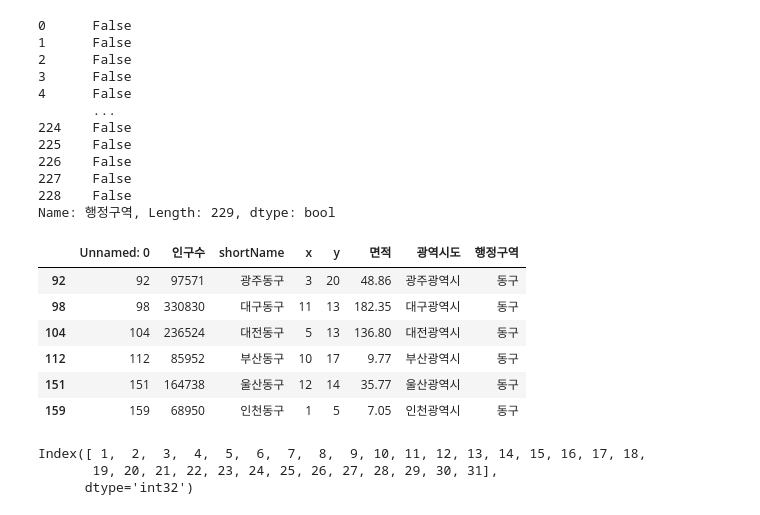
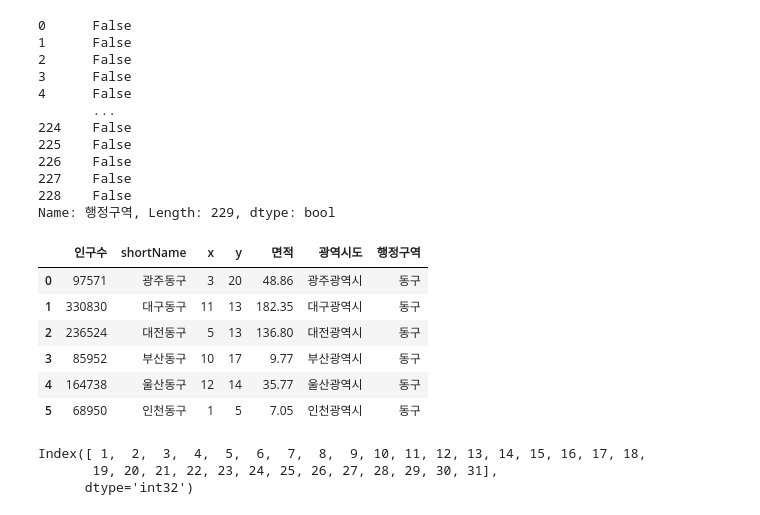
Before and after one commit to mysoyul/Python_WebScraping_Analysis_202511, a Jupyter notebook: 03.행정구역정보_분석과시각화.ipynb, the cells around one changed output. Saved outputs shown, nothing was run; the diff lists cells and outputs as text; code cells hidden in the pictures.

```diff
--- a/03.행정구역정보_분석과시각화.ipynb
+++ b/03.행정구역정보_분석과시각화.ipynb
@@ -165,12 +163,13 @@ data['행정구역'] == '동구'
 Name: 행정구역, Length: 229, dtype: bool
 # %%
 # 해당 조건식과 매칭되는 Row data 선택 boolean indexing
+data.loc[data['행정구역'] == '동구','인구수':'행정구역'].reset_index(drop=True)
 # %% [output]
-|  | Unnamed: 0 | 인구수 | shortName | x | y | 면적 | 광역시도 | 행정구역 |
-| 92 | 92 | 97571 | 광주동구 | 3 | 20 | 48.86 | 광주광역시 | 동구 |
-| 98 | 98 | 330830 | 대구동구 | 11 | 13 | 182.35 | 대구광역시 | 동구 |
-| 104 | 104 | 236524 | 대전동구 | 5 | 13 | 136.80 | 대전광역시 | 동구 |
-| 112 | 112 | 85952 | 부산동구 | 10 | 17 | 9.77 | 부산광역시 | 동구 |
-| 151 | 151 | 164738 | 울산동구 | 12 | 14 | 35.77 | 울산광역시 | 동구 |
-| 159 | 159 | 68950 | 인천동구 | 1 | 5 | 7.05 | 인천광역시 | 동구 |
+|  | 인구수 | shortName | x | y | 면적 | 광역시도 | 행정구역 |
+| 0 | 97571 | 광주동구 | 3 | 20 | 48.86 | 광주광역시 | 동구 |
+| 1 | 330830 | 대구동구 | 11 | 13 | 182.35 | 대구광역시 | 동구 |
+| 2 | 236524 | 대전동구 | 5 | 13 | 136.80 | 대전광역시 | 동구 |
+| 3 | 85952 | 부산동구 | 10 | 17 | 9.77 | 부산광역시 | 동구 |
+| 4 | 164738 | 울산동구 | 12 | 14 | 35.77 | 울산광역시 | 동구 |
+| 5 | 68950 | 인천동구 | 1 | 5 | 7.05 | 인천광역시 | 동구 |
 # %%
```
Also changed, not shown: parts of 9 cells of this notebook.
